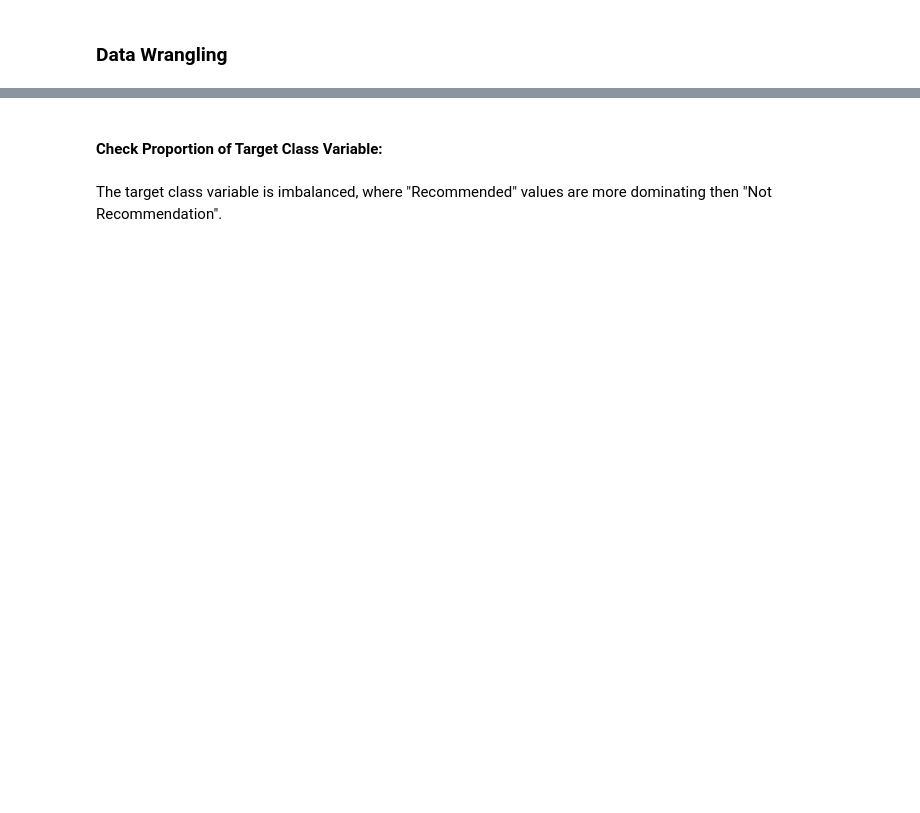
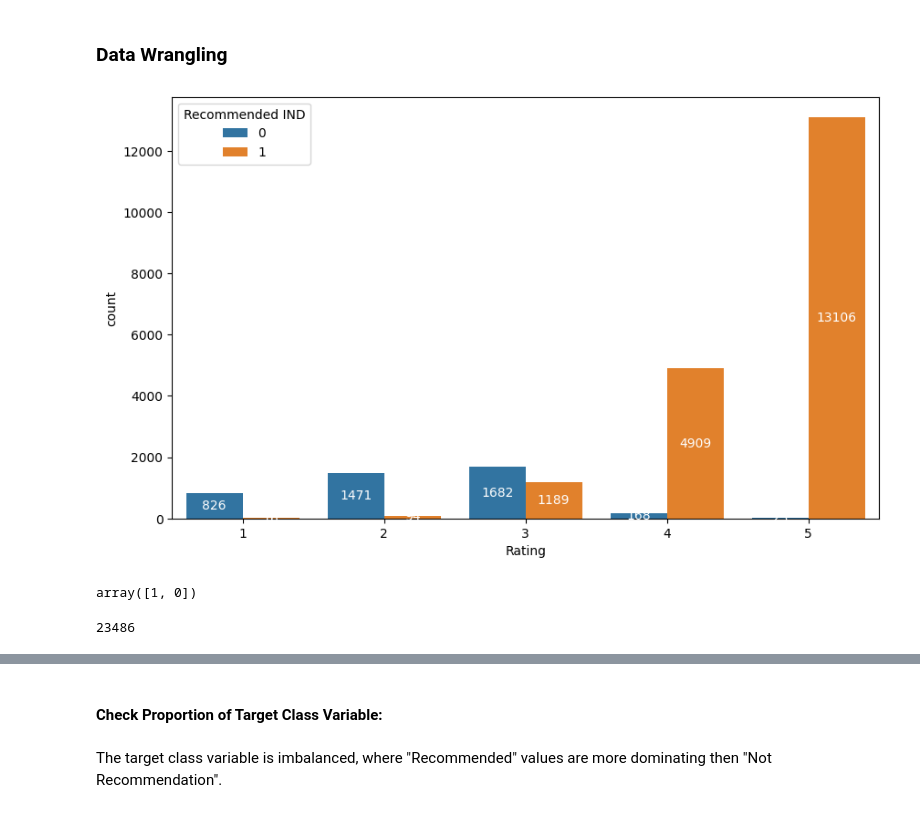
Before and after one commit to rar1977/clarusway-assignments, a Jupyter notebook: NLP - Sentiment Analysis Project/NLP_Sentiment_Analysis_Project_DA5204_Robin.ipynb, the cells around one changed output, grey strips where cells are left out. Saved outputs shown, nothing was run; the diff lists cells and outputs as text; code cells hidden in the pictures; blank space fills up the shorter version.

```diff
--- a/NLP - Sentiment Analysis Project/NLP_Sentiment_Analysis_Project_DA5204_Robin.ipynb
+++ b/NLP - Sentiment Analysis Project/NLP_Sentiment_Analysis_Project_DA5204_Robin.ipynb
@@ -254,2 +271,18 @@ TypeError: unsupported operand type(s) for +: 'int' and 'builtin_function_or_met
 # %% [markdown]
 ### Data Wrangling
+# %%
+plt.figure(figsize=(10,6))
+ax = sns.countplot(x='Rating', data=df, hue='Recommended IND')
+
+for p in ax.containers:
+    ax.bar_label(p, label_type='center', color='white')
+# %% [output]
+[figure, added]
+# %%
+df["Recommended IND"].unique()
+# %% [output]
+array([1, 0])
+# %%
+len(df)
+# %% [output]
+23486
```
Also changed, not shown: parts of 31 cells of this notebook, 2 other files.
